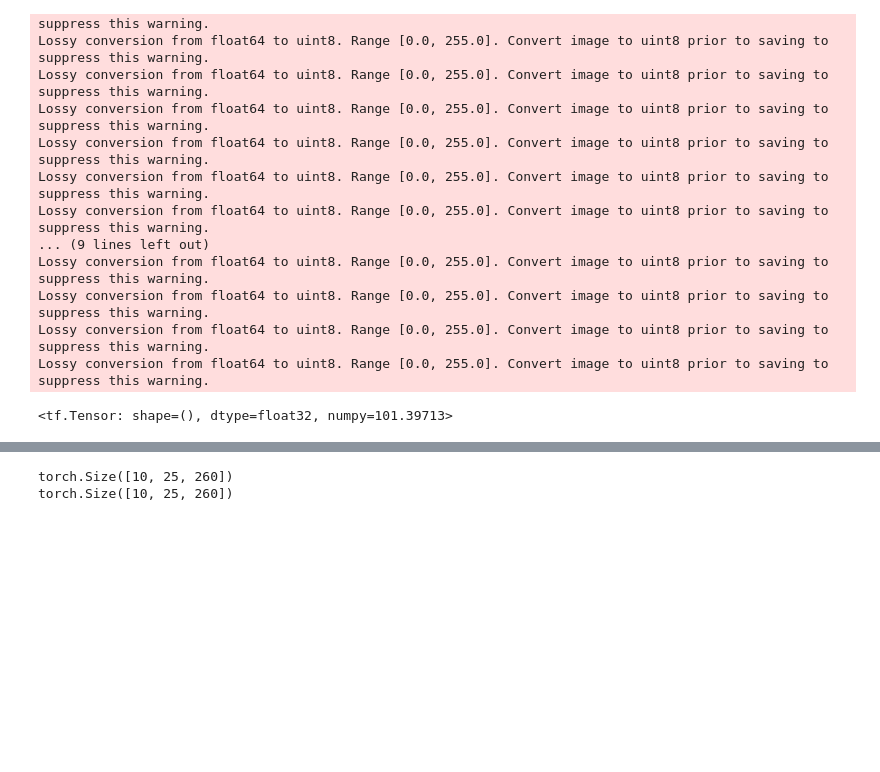
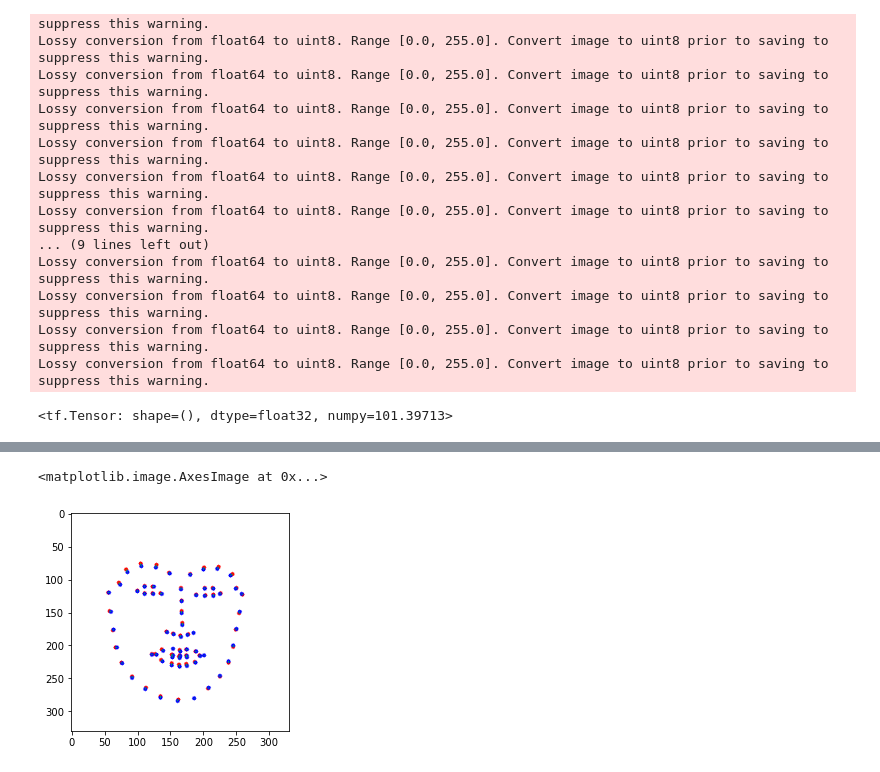
Before and after one commit to cxnam-vnuhcmus/TalkingHeadProject, a Jupyter notebook: Test.ipynb, the cells around one changed output, grey strips where cells are left out. Saved outputs shown, nothing was run; the diff lists cells and outputs as text; code cells hidden in the pictures; blank space fills up the shorter version.

Commit message:
A2LM Attention

```diff
--- a/Test.ipynb
+++ b/Test.ipynb
@@ -946,8 +946,9 @@ import numpy as np
 from my_framework.modules.face_visual_module import connect_face_keypoints
 from my_framework.modules.util_module import *
 
-lm_pred = np.load(f'/root/TalkingHeadProject/my_framework/result_A2LM_LMAudioPrev/lm_pred.npy')
-lm_gt = np.load(f'/root/TalkingHeadProject/my_framework/result_A2LM_LMAudioPrev/lm_gt.npy')
+lm_pred = np.load(f'/root/TalkingHeadProject/my_framework/result_A2LM_LMAudioPrev_Attention/lm_pred.npy')
+lm_gt = np.load(f'/root/TalkingHeadProject/my_framework/result_A2LM_LMAudioPrev_Attention/lm_gt.npy')
+lm_bb = np.load(f'/root/TalkingHeadProject/my_framework/result_A2LM_LMAudioPrev_Attention/lm_bb.npy')
 
 def compute_mld(lm1, lm2):
     distances = np.sqrt(np.sum((lm1-lm2)**2, axis=1))
@@ -982,16 +967,45 @@ LMD: 2.6439876556396484
-# %%
-import torch
-
-# Tạo torch array audio với kích thước 10x25x130
-audio_out = torch.randn(10, 25, 130)
-
-lm_in = torch.zeros((10,25,260))
-
-lm_in[:,0:1,:] = torch.cat((audio_out[:,0:1,:], audio_out[:,0:1,:]), dim=2)
-print(lm_in.shape)
-for i in range(1, audio_out.size(1)):
-    lm_in[:,i:i+1,:] = torch.cat((audio_out[:,i-1:i,:], audio_out[:,i:i+1,:]), dim=2)
-print(lm_in.shape)
-# %% [output]
-torch.Size([10, 25, 260])
-torch.Size([10, 25, 260])
+# %%
+import matplotlib.pyplot as plt
+
+# Tạo dữ liệu ví dụ cho 2 landmark 68
+frame = 5
+
+bb = lm_bb[frame]
+landmark1 = lm_gt[frame]
+landmark2 = lm_pred[frame]
+
+h = (bb[3] - bb[1])
+w = (bb[2] - bb[0])
+scale_h, scale_w = h / 256, w / 256
+landmark1_resized = (landmark1 * [scale_w, scale_h]).astype(np.int32)
+landmark2_resized = (landmark2 * [scale_w, scale_h]).astype(np.int32)
+
+import cv2
+
+# Tạo ảnh với kích thước 300x500 và màu trắng
+img = np.zeros((h, w, 3), dtype=np.uint8)
+img.fill(255)
+
+# Màu cho landmark 1 (màu đỏ)
+color1 = (255, 0, 0)
+
+# Vẽ các điểm trong landmark 1 và các đường nối tương ứng
+for i, (x, y) in enumerate(landmark1_resized):
+    cv2.circle(img, (x, y), 3, color1, -1)
+
+# Màu cho landmark 2 (màu xanh lá cây)
+color2 = (0, 0, 255)
+
+# Vẽ các điểm trong landmark 2 và các đường nối tương ứng
+for i, (x, y) in enumerate(landmark2_resized):
+    cv2.circle(img, (x, y), 3, color2, -1)
+
+# Kết nối 2 điểm tương ứng với nhau
+for i in range(len(landmark1)):
+    cv2.line(img, [landmark1_resized[i][0], landmark1_resized[i][1]], [landmark2_resized[i][0], landmark2_resized[i][1]], (0, 255, 0))
+
+
+plt.imshow(img)
+# %% [output]
+<matplotlib.image.AxesImage at 0x...>
+[figure, added]
```
Also changed, not shown: parts of 2 cells of this notebook, 18 other files.
